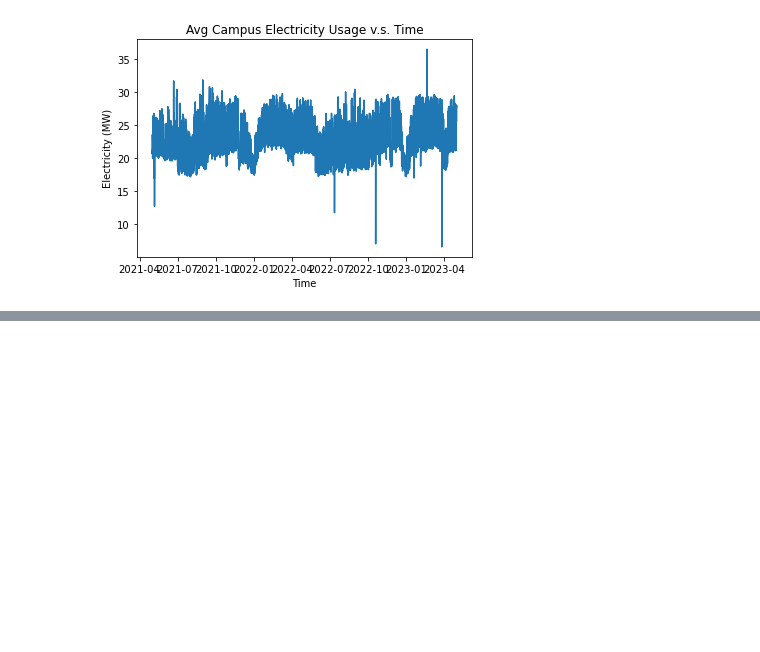
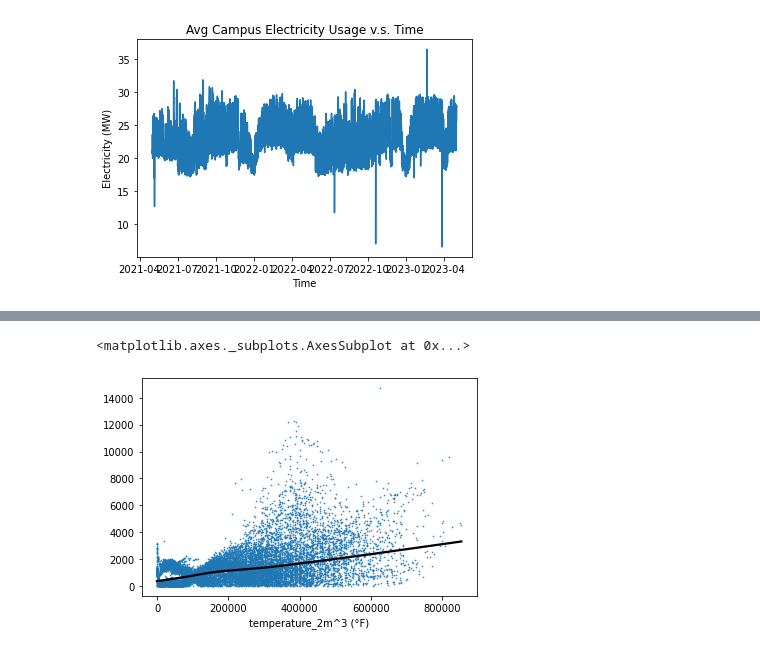
Before and after one commit to thereidfleish/ORIE-3120-Final-Project, a Jupyter notebook: ORIEProject/chilled_water.ipynb, the cells around one changed output, grey strips where cells are left out. Cells and saved outputs as stored; diff of their text form; code cells hidden in the pictures; blank space fills up the shorter version.

Commit message:
3 plots for checking assumptions

```diff
--- a/ORIEProject/chilled_water.ipynb
+++ b/ORIEProject/chilled_water.ipynb
@@ -380,3 +381,11 @@ Notes:
 [1] Standard Errors assume that the covariance matrix of the errors is correctly specified.
 [2] The condition number is large, 2.42e+06. This might indicate that there are
 strong multicollinearity or other numerical problems.
+# %%
+# checking assumptions-- constant variance
+x_cubed = X["temperature_2m^3 (°F)"]
+
+sns.regplot(x_cubed, abs(model_q1.resid), lowess=True, line_kws = {'color': 'black'}, scatter_kws = {'s': 0.5})
+# %% [output]
+<matplotlib.axes._subplots.AxesSubplot at 0x...>
+[figure, added]
```
Also changed, not shown: parts of 8 cells of this notebook, 1 other file.
